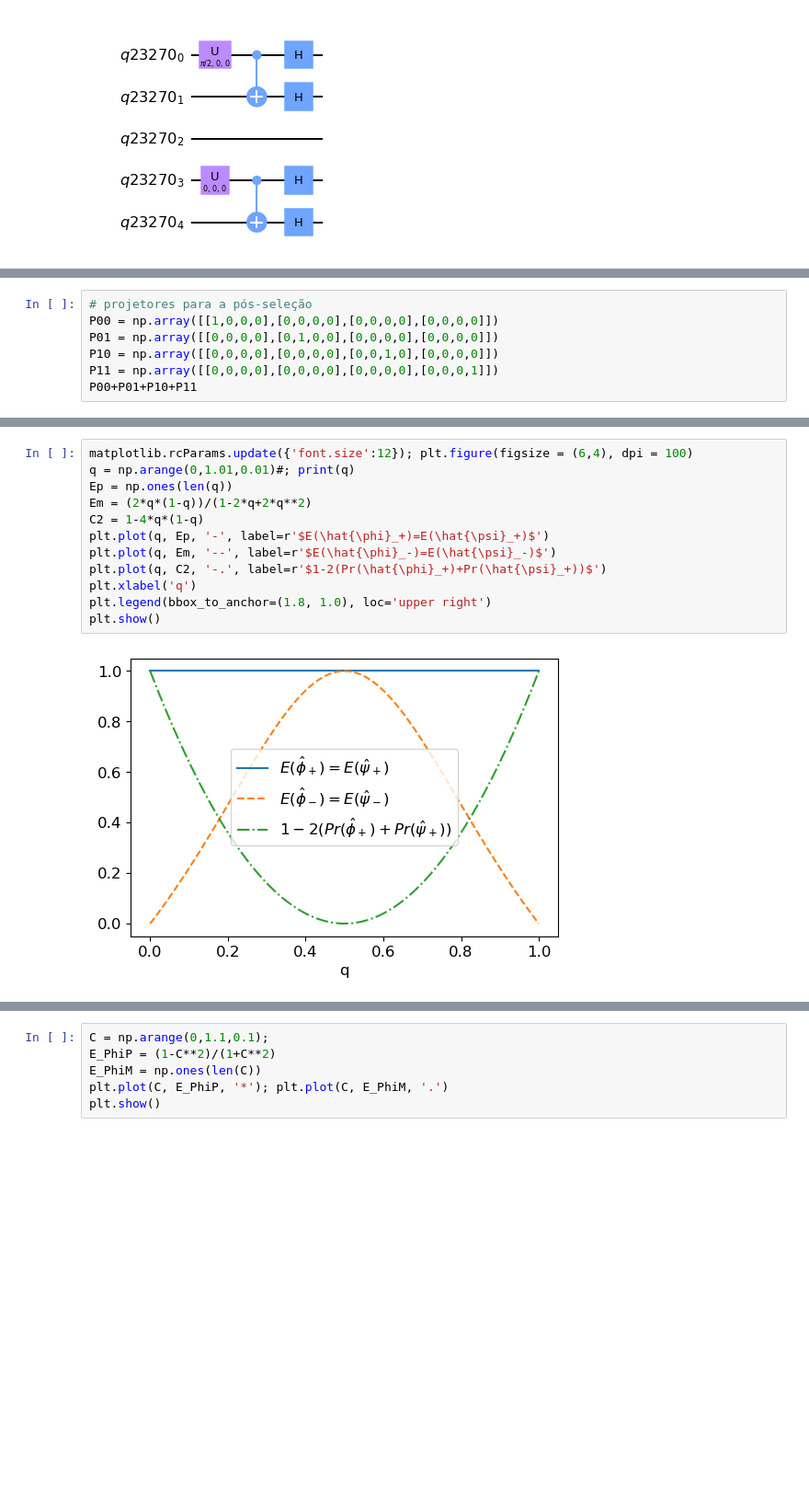
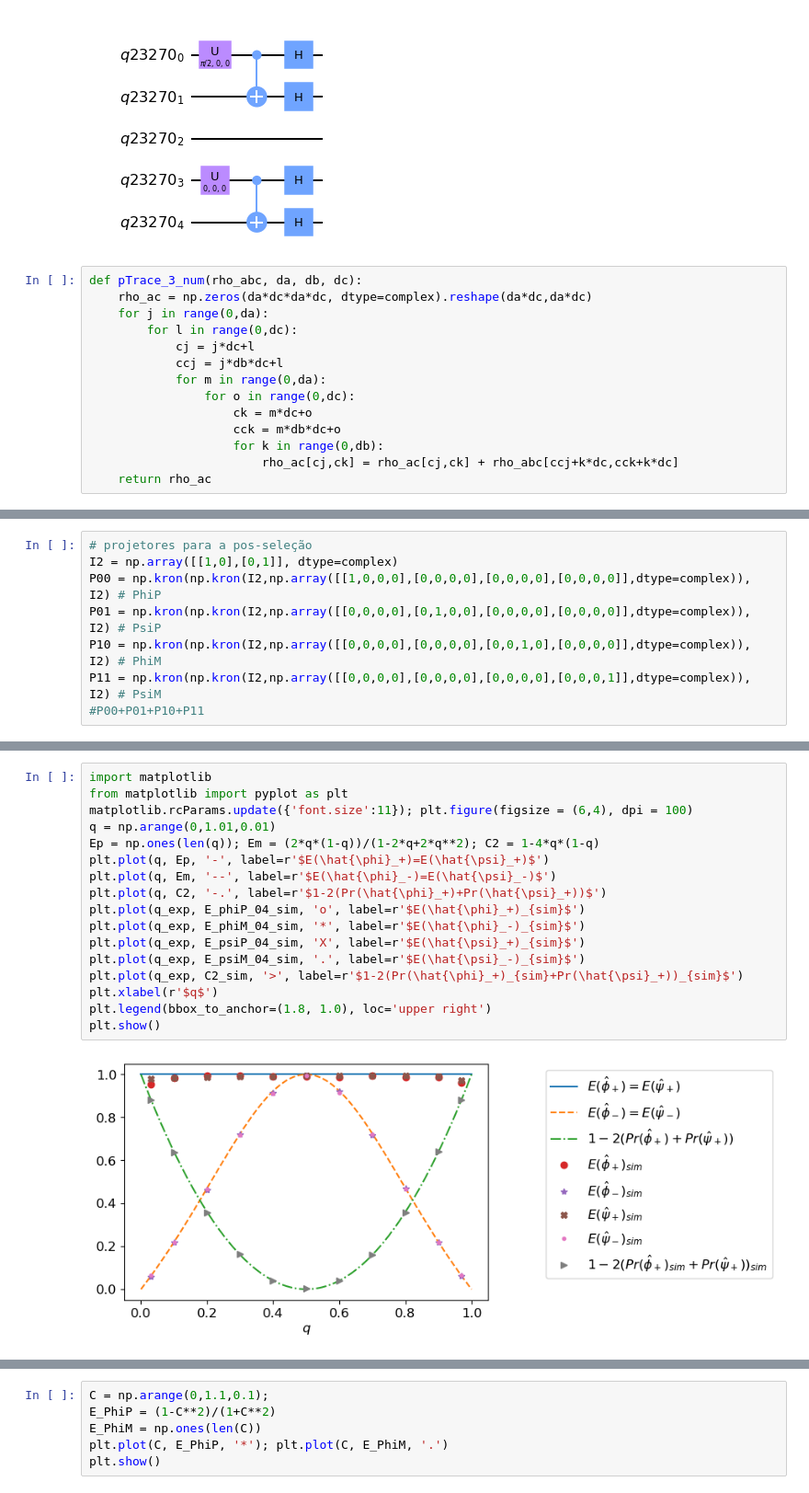
Before and after one commit to abbarreto/qiskit3, a Jupyter notebook: 02_entanglement_swap_coeh_pred.ipynb, the cells around one changed output, grey strips where cells are left out. Shown: that part at 92% size. Saved outputs shown, nothing was run; the diff lists cells and outputs as text; blank space fills up the shorter version.

```diff
--- a/02_entanglement_swap_coeh_pred.ipynb
+++ b/02_entanglement_swap_coeh_pred.ipynb
@@ -727,3 +760,17 @@ plt.show()
 qc.draw(output='mpl')
 # %% [output]
 [figure]
+# %%
+def pTrace_3_num(rho_abc, da, db, dc):
+    rho_ac = np.zeros(da*dc*da*dc, dtype=complex).reshape(da*dc,da*dc)
+    for j in range(0,da):
+        for l in range(0,dc):
+            cj = j*dc+l
+            ccj = j*db*dc+l
+            for m in range(0,da):
+                for o in range(0,dc):
+                    ck = m*dc+o
+                    cck = m*db*dc+o
+                    for k in range(0,db):
+                        rho_ac[cj,ck] = rho_ac[cj,ck] + rho_abc[ccj+k*dc,cck+k*dc]
+    return rho_ac
@@ -730,9 +780,10 @@ qc.draw(output='mpl')
 # %%
-# projetores para a pós-seleção
-P00 = np.array([[1,0,0,0],[0,0,0,0],[0,0,0,0],[0,0,0,0]])
-P01 = np.array([[0,0,0,0],[0,1,0,0],[0,0,0,0],[0,0,0,0]])
-P10 = np.array([[0,0,0,0],[0,0,0,0],[0,0,1,0],[0,0,0,0]])
-P11 = np.array([[0,0,0,0],[0,0,0,0],[0,0,0,0],[0,0,0,1]])
-P00+P01+P10+P11
+# projetores para a pos-seleção
+I2 = np.array([[1,0],[0,1]], dtype=complex)
+P00 = np.kron(np.kron(I2,np.array([[1,0,0,0],[0,0,0,0],[0,0,0,0],[0,0,0,0]],dtype=complex)), I2) # PhiP
+P01 = np.kron(np.kron(I2,np.array([[0,0,0,0],[0,1,0,0],[0,0,0,0],[0,0,0,0]],dtype=complex)), I2) # PsiP
+P10 = np.kron(np.kron(I2,np.array([[0,0,0,0],[0,0,0,0],[0,0,1,0],[0,0,0,0]],dtype=complex)), I2) # PhiM
+P11 = np.kron(np.kron(I2,np.array([[0,0,0,0],[0,0,0,0],[0,0,0,0],[0,0,0,1]],dtype=complex)), I2) # PsiM
+#P00+P01+P10+P11
 # %%
 q_exp = np.arange(0,1.1,0.1); N = len(q_exp)
@@ -775,14 +953,19 @@ for j in range(0,1):
 # %%
-matplotlib.rcParams.update({'font.size':12}); plt.figure(figsize = (6,4), dpi = 100)
-q = np.arange(0,1.01,0.01)#; print(q)
-Ep = np.ones(len(q))
-Em = (2*q*(1-q))/(1-2*q+2*q**2)
-C2 = 1-4*q*(1-q)
+import matplotlib
+from matplotlib import pyplot as plt
+matplotlib.rcParams.update({'font.size':11}); plt.figure(figsize = (6,4), dpi = 100)
+q = np.arange(0,1.01,0.01)
+Ep = np.ones(len(q)); Em = (2*q*(1-q))/(1-2*q+2*q**2); C2 = 1-4*q*(1-q)
 plt.plot(q, Ep, '-', label=r'$E(\hat{\phi}_+)=E(\hat{\psi}_+)$')
 plt.plot(q, Em, '--', label=r'$E(\hat{\phi}_-)=E(\hat{\psi}_-)$')
 plt.plot(q, C2, '-.', label=r'$1-2(Pr(\hat{\phi}_+)+Pr(\hat{\psi}_+))$')
-plt.xlabel('q')
+plt.plot(q_exp, E_phiP_04_sim, 'o', label=r'$E(\hat{\phi}_+)_{sim}$')
+plt.plot(q_exp, E_phiM_04_sim, '*', label=r'$E(\hat{\phi}_-)_{sim}$')
+plt.plot(q_exp, E_psiP_04_sim, 'X', label=r'$E(\hat{\psi}_+)_{sim}$')
+plt.plot(q_exp, E_psiM_04_sim, '.', label=r'$E(\hat{\psi}_-)_{sim}$')
+plt.plot(q_exp, C2_sim, '>', label=r'$1-2(Pr(\hat{\phi}_+)_{sim}+Pr(\hat{\psi}_+))_{sim}$')
+plt.xlabel(r'$q$')
 plt.legend(bbox_to_anchor=(1.8, 1.0), loc='upper right')
 plt.show()
 # %% [output]
-[figure, old version]
+[figure, new version]
```
Also changed, not shown: parts of 18 cells of this notebook, 2 other files.
